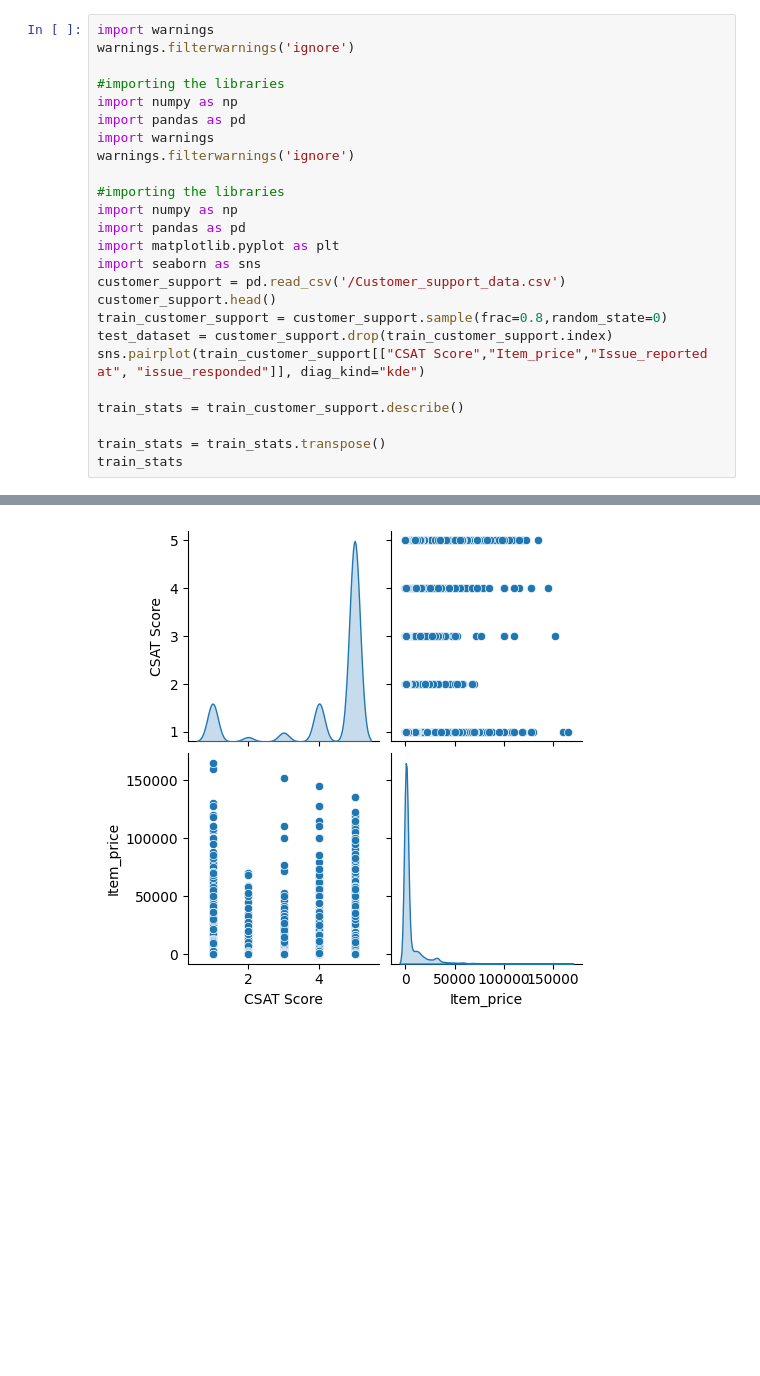
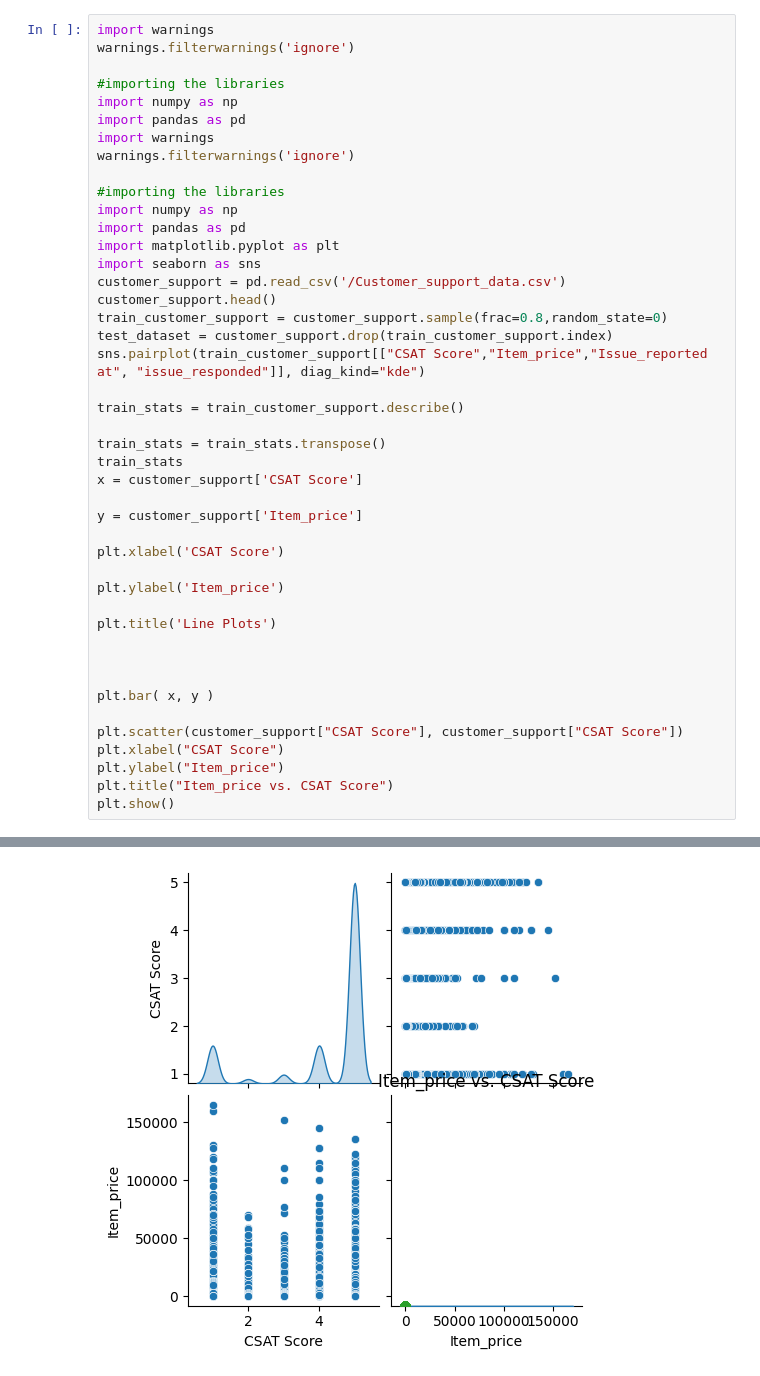
Before and after one commit to razan-wari/Gaza-Sky-Geeks, a Jupyter notebook: customer_support.ipynb, the cells around one changed output, grey strips where cells are left out. Saved outputs shown, nothing was run; the diff lists cells and outputs as text; blank space fills up the shorter version.

```diff
--- a/customer_support.ipynb
+++ b/customer_support.ipynb
@@ -25,4 +25,23 @@ train_stats = train_customer_support.describe()
 
 train_stats = train_stats.transpose()
 train_stats
+x = customer_support['CSAT Score']
+
+y = customer_support['Item_price']
+
+plt.xlabel('CSAT Score')
+
+plt.ylabel('Item_price')
+
+plt.title('Line Plots')
+
+
+
+plt.bar( x, y )
+
+plt.scatter(customer_support["CSAT Score"], customer_support["CSAT Score"])
+plt.xlabel("CSAT Score")
+plt.ylabel("Item_price")
+plt.title("Item_price vs. CSAT Score")
+plt.show()
 # %% [output]
@@ -33 +48 @@ train_stats
-[figure, old version]
+[figure, new version]
```
Also changed, not shown: parts of 1 cell of this notebook.
